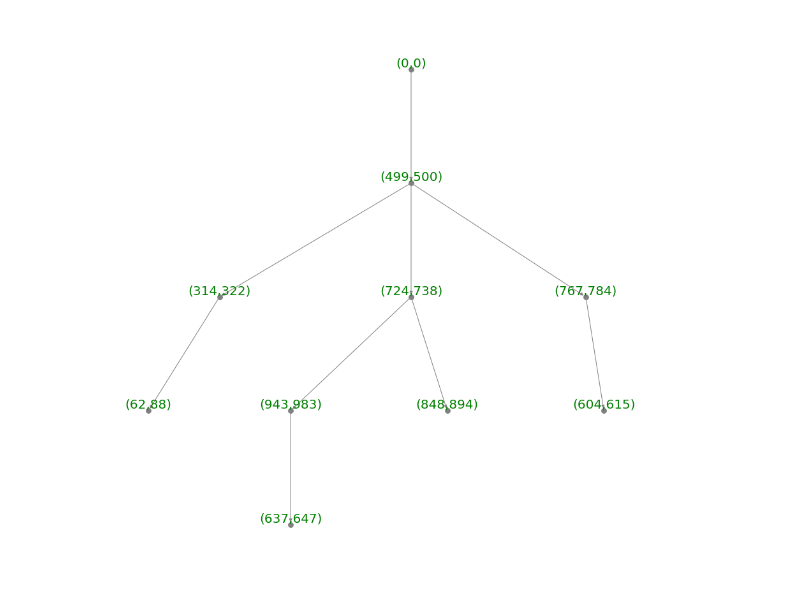
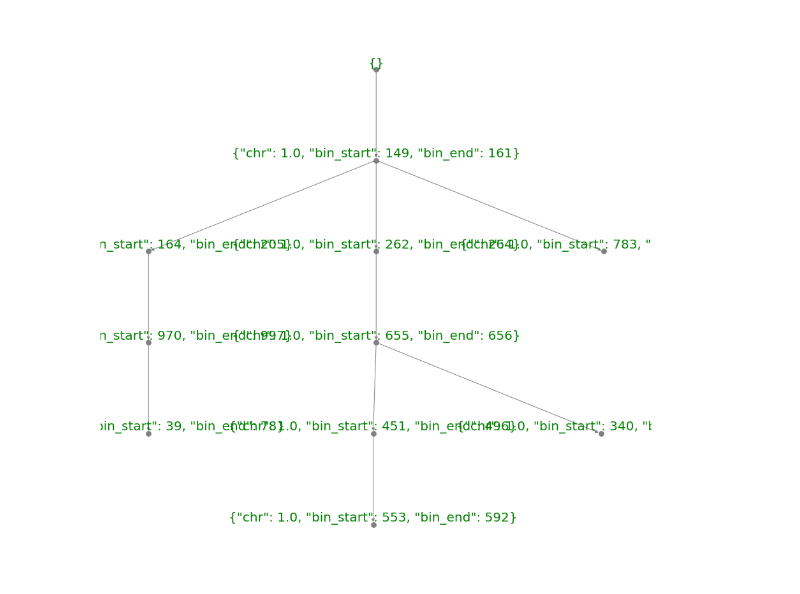
Before and after one commit to szczurek-lab/CONET, a Jupyter notebook: python/notebooks/per_bin_generative_model/generative_model.ipynb, the cells around one changed output. Drawn from its saved outputs; the diff is of its cells as text; code cells hidden in the pictures.

Commit message:
Refactoring in conet-py

```diff
--- a/python/notebooks/per_bin_generative_model/generative_model.ipynb
+++ b/python/notebooks/per_bin_generative_model/generative_model.ipynb
@@ -72,0 +1,22 @@ real_ind.sort()
+# %%
+import networkx as nx
+import numpy as np
+from matplotlib import pyplot as plt
+from networkx.drawing.nx_agraph import graphviz_layout
+
+from conet.data_converter.corrected_counts import CorrectedCounts
+from conet.data_converter.data_converter import DataConverter
+from conet import CONET, CONETParameters, InferenceResult
+from conet.generative_model import CNSampler, EventTree, CountsGenerator, EventTreeGenerator
+
+bin_dir = "./" # path to dir with CONET executable
+loci = 1000
+tree_size = 10
+cells = 260
+# %%
+# generate event tree and cell data
+cn_s = CNSampler.create_default_sampler()
+t_gen = EventTreeGenerator(cn_sampler=cn_s, tree_size=tree_size, no_loci=loci)
+tree: EventTree = t_gen.generate_random_tree()
+d_gen = CountsGenerator(cn_s, tree)
+counts, attachment, corrected_counts, brkp_matrix = d_gen.generate_data(loci, cells)
@@ -93 +50,5 @@ data_converter.create_CoNET_input_files(bin_dir, add_chr_ends_to_indices=False)
+# %%
+# Convert corrected counts dataframe to input files for CONET
+cc = CorrectedCounts(corrected_counts)
+DataConverter(event_length_normalizer=loci).create_CoNET_input_files(out_path=bin_dir, corrected_counts=cc)
 # %%
@@ -133,9 +65,11 @@ conet_tree = read_conet_to_digraph(bin_dir+"inferred_tree")
+# %%
+result = InferenceResult('./output/', cc)
 # %%
-# Plot CONET tree
-plt.figure(3, figsize=(12,12))
-pos = graphviz_layout(conet_tree, prog = "dot")
-nx.draw(conet_tree, pos = pos, with_labels=True, node_color = "grey", node_size = 60, verticalalignment = "bottom",
-       font_size=20, edge_color="grey", font_color="green")
+# Draw inferred tree
+plt.figure(3, figsize=(12, 12))
+pos = graphviz_layout(result.inferred_tree, prog="dot")
+nx.draw(result.inferred_tree, pos=pos, with_labels=True, node_color="grey", node_size=60, verticalalignment="bottom",
+        font_size=20, edge_color="grey", font_color="green")
 plt.show()
 # %% [output]
-[figure, old version]
+[figure, new version]
```
Also changed, not shown: parts of 11 cells of this notebook, 15 other files.
